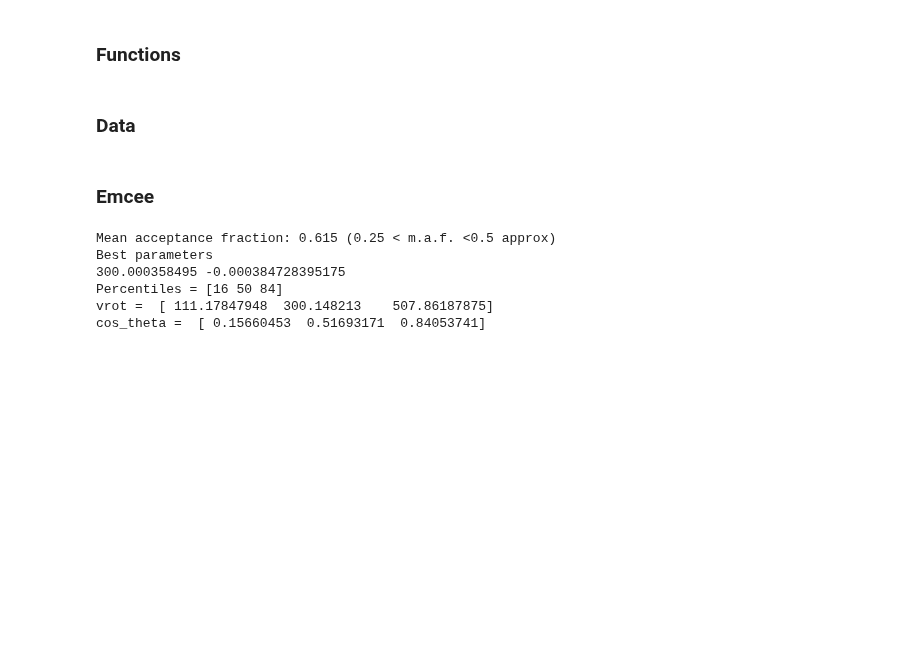
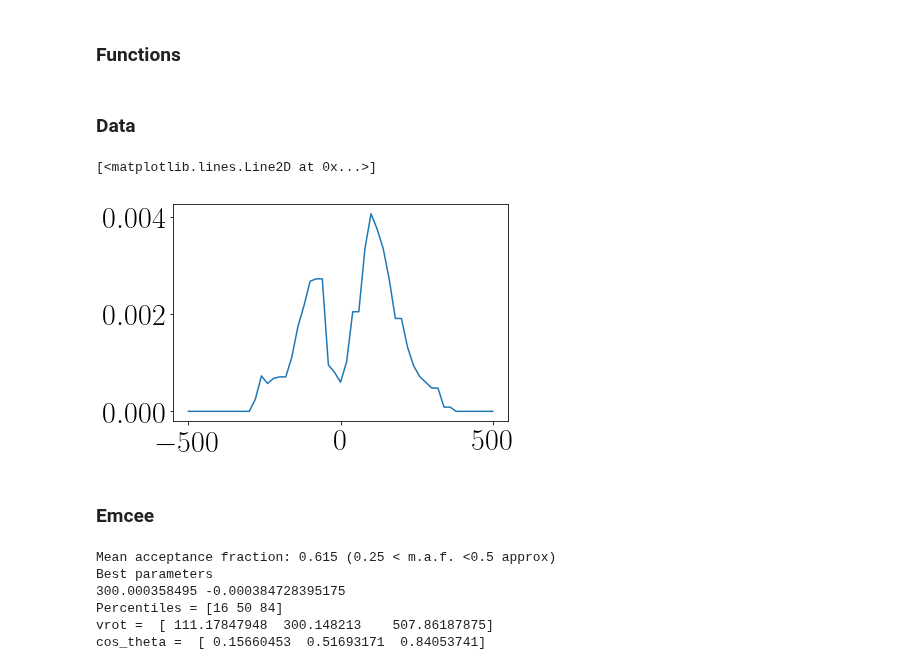
Before and after one commit to astroandes/CLARA_RotationOutflows, a Jupyter notebook: plots/paper/discussion_fit.ipynb, the cells around one changed output. Drawn from its saved outputs; the diff is of its cells as text; code cells hidden in the pictures; blank space fills up the shorter version.

Commit message:
ready line stats and muse

```diff
--- a/plots/paper/discussion_fit.ipynb
+++ b/plots/paper/discussion_fit.ipynb
@@ -213,6 +221,13 @@ x_d, y_d = preprocess_data(data)
 # Input
 vrot0 = 0
 vout = 5
+# %%
+# View data
+
+plt.plot(x_d, y_d)
+# %% [output]
+[<matplotlib.lines.Line2D at 0x...>]
+[figure, added]
 # %% [markdown]
 ### Emcee
 # %%
```
Also changed, not shown: parts of 1 cell of this notebook, 59 other files.
